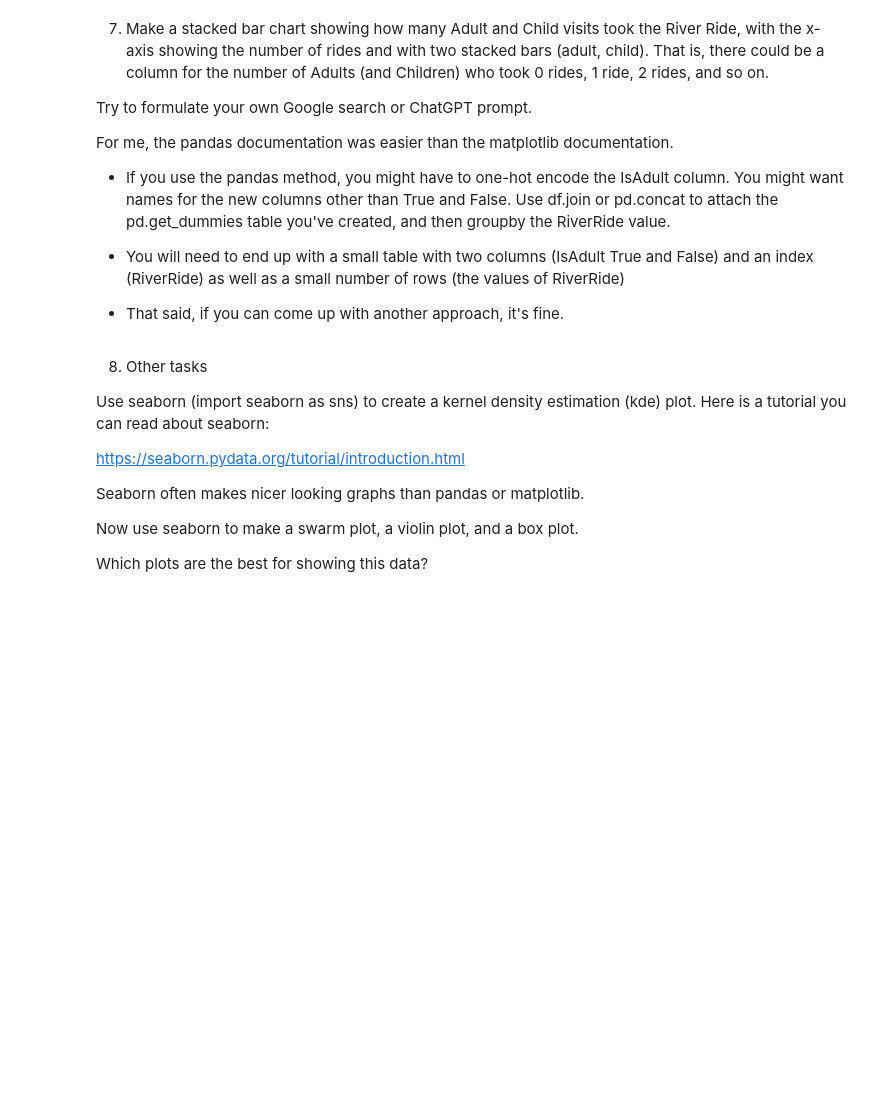
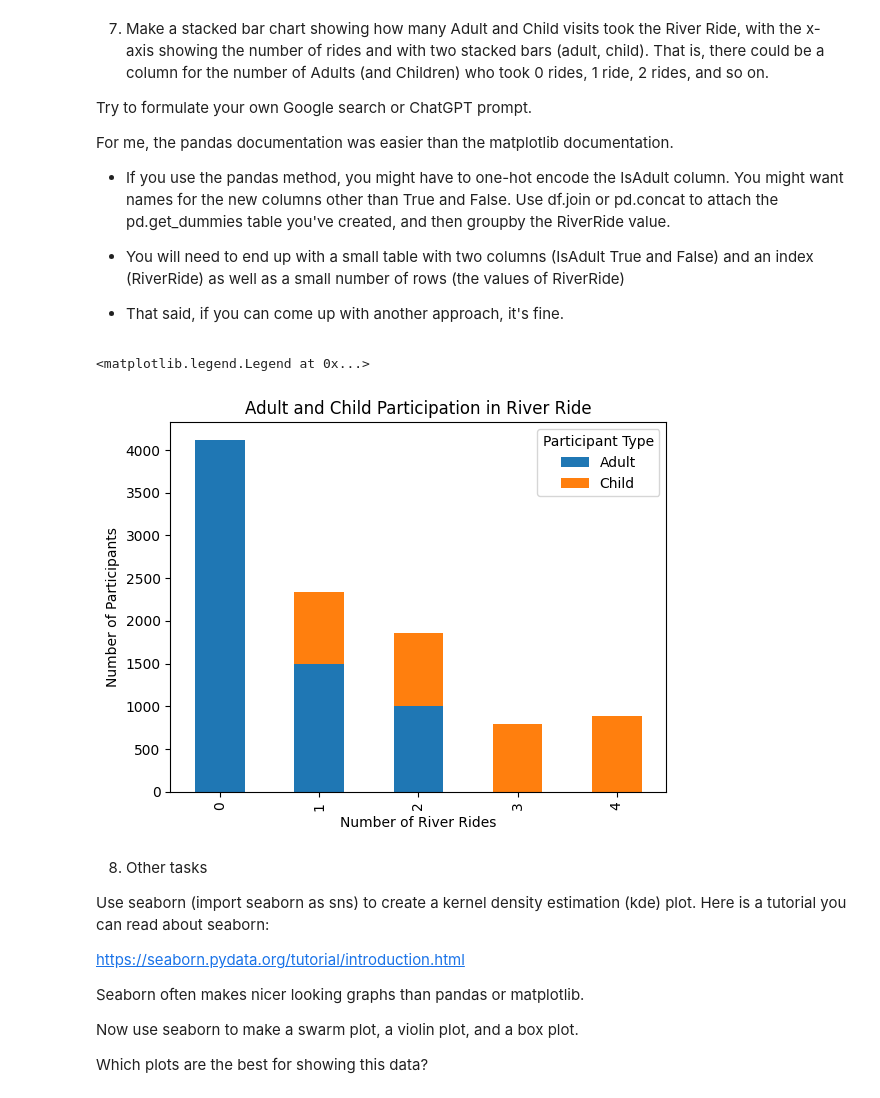
Before and after one commit to Rocking-Priya/2025-spring-B2, a Jupyter notebook: Week3.ipynb, the cells around one changed output. Cells and saved outputs as stored; diff of their text form; code cells hidden in the pictures; blank space fills up the shorter version.

```diff
--- a/Week3.ipynb
+++ b/Week3.ipynb
@@ -397,6 +397,26 @@ For me, the pandas documentation was easier than the matplotlib documentation.
 * You will need to end up with a small table with two columns (IsAdult True and False) and an index (RiverRide) as well as a small number of rows (the values of RiverRide)
 
 * That said, if you can come up with another approach, it's fine.
+# %%
+# Convert IsAdult column into separate columns (One-Hot Encoding)
+df_encoded = pd.get_dummies(df['IsAdult'], dtype=int)
+df_encoded.columns = ['Child', 'Adult']  # Rename columns
+# %%
+# Group by RiverRide count
+grouped_data = df.join(df_encoded).groupby('RiverRide')[['Adult', 'Child']].sum()
+# %%
+# Create stacked bar chart
+grouped_data.plot(kind='bar', stacked=True, color=['tab:blue', 'tab:orange'])
+
+# Add labels and title
+plt.xlabel('Number of River Rides')
+plt.ylabel('Number of Participants')
+plt.title('Adult and Child Participation in River Ride')
+
+plt.legend(title='Participant Type')
+# %% [output]
+<matplotlib.legend.Legend at 0x...>
+[figure, added]
 # %% [markdown]
 8. Other tasks
 
```
